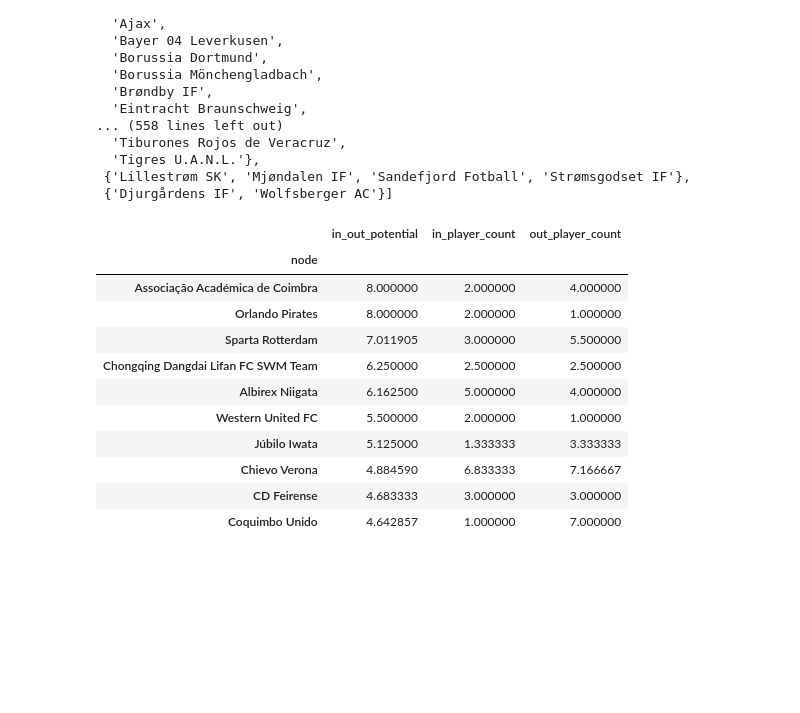
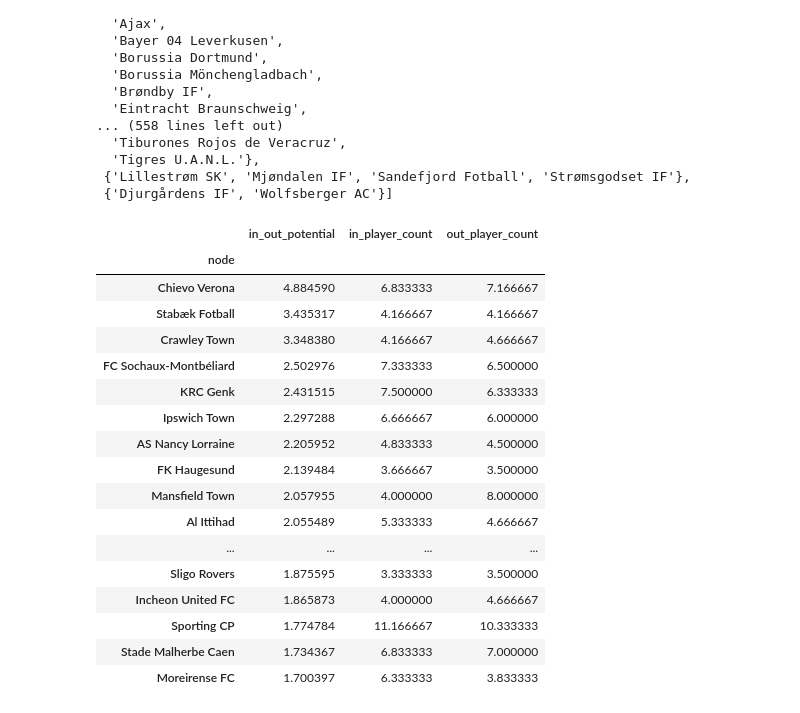
Before and after one commit to chrisgal77/PFPGA, a Jupyter notebook: final.ipynb, the cells around one changed output. Saved outputs shown, nothing was run; the diff lists cells and outputs as text; code cells hidden in the pictures; blank space fills up the shorter version.

```diff
--- a/final.ipynb
+++ b/final.ipynb
@@ -163,23 +163,30 @@ potentials = pd.DataFrame(potentials)
 # %%
 def in_out_potential_cal(row):
     opm = row["out_potential_mean"]
     ipm = row["in_potential_mean"]
     return ipm - opm if ipm or opm else None
 
 potentials["in_out_potential"] = potentials.apply(in_out_potential_cal, axis=1)
 in_out_potentials =  potentials[potentials["in_out_potential"].notna()]
-desc_in_out_potentials = in_out_potentials[["node", "in_out_potential", "in_player_count", "out_player_count"]].groupby("node").mean().sort_values("in_out_potential", ascending=False)
-desc_in_out_potentials.head(10)
+desc_in_out_potentials = in_out_potentials[["node", "in_out_potential", "in_player_count", "out_player_count"]].groupby("node").mean()
+desc_in_out_potentials = desc_in_out_potentials[in_out_potentials.groupby("node").count() == 6].sort_values("in_out_potential", ascending=False)
+desc_in_out_potentials.head(20)
 # %% [output]
 |  | in_out_potential | in_player_count | out_player_count |
 | node |  |  |  |
-| Associação Académica de Coimbra | 8.000000 | 2.000000 | 4.000000 |
-| Orlando Pirates | 8.000000 | 2.000000 | 1.000000 |
-| Sparta Rotterdam | 7.011905 | 3.000000 | 5.500000 |
-| Chongqing Dangdai Lifan FC SWM Team | 6.250000 | 2.500000 | 2.500000 |
-| Albirex Niigata | 6.162500 | 5.000000 | 4.000000 |
-| Western United FC | 5.500000 | 2.000000 | 1.000000 |
-| Júbilo Iwata | 5.125000 | 1.333333 | 3.333333 |
 | Chievo Verona | 4.884590 | 6.833333 | 7.166667 |
-| CD Feirense | 4.683333 | 3.000000 | 3.000000 |
-| Coquimbo Unido | 4.642857 | 1.000000 | 7.000000 |
+| Stabæk Fotball | 3.435317 | 4.166667 | 4.166667 |
+| Crawley Town | 3.348380 | 4.166667 | 4.666667 |
+| FC Sochaux-Montbéliard | 2.502976 | 7.333333 | 6.500000 |
+| KRC Genk | 2.431515 | 7.500000 | 6.333333 |
+| Ipswich Town | 2.297288 | 6.666667 | 6.000000 |
+| AS Nancy Lorraine | 2.205952 | 4.833333 | 4.500000 |
+| FK Haugesund | 2.139484 | 3.666667 | 3.500000 |
+| Mansfield Town | 2.057955 | 4.000000 | 8.000000 |
+| Al Ittihad | 2.055489 | 5.333333 | 4.666667 |
+| ... | ... | ... | ... |
+| Sligo Rovers | 1.875595 | 3.333333 | 3.500000 |
+| Incheon United FC | 1.865873 | 4.000000 | 4.666667 |
+| Sporting CP | 1.774784 | 11.166667 | 10.333333 |
+| Stade Malherbe Caen | 1.734367 | 6.833333 | 7.000000 |
+| Moreirense FC | 1.700397 | 6.333333 | 3.833333 |
```
Also changed, not shown: parts of 1 cell of this notebook.
